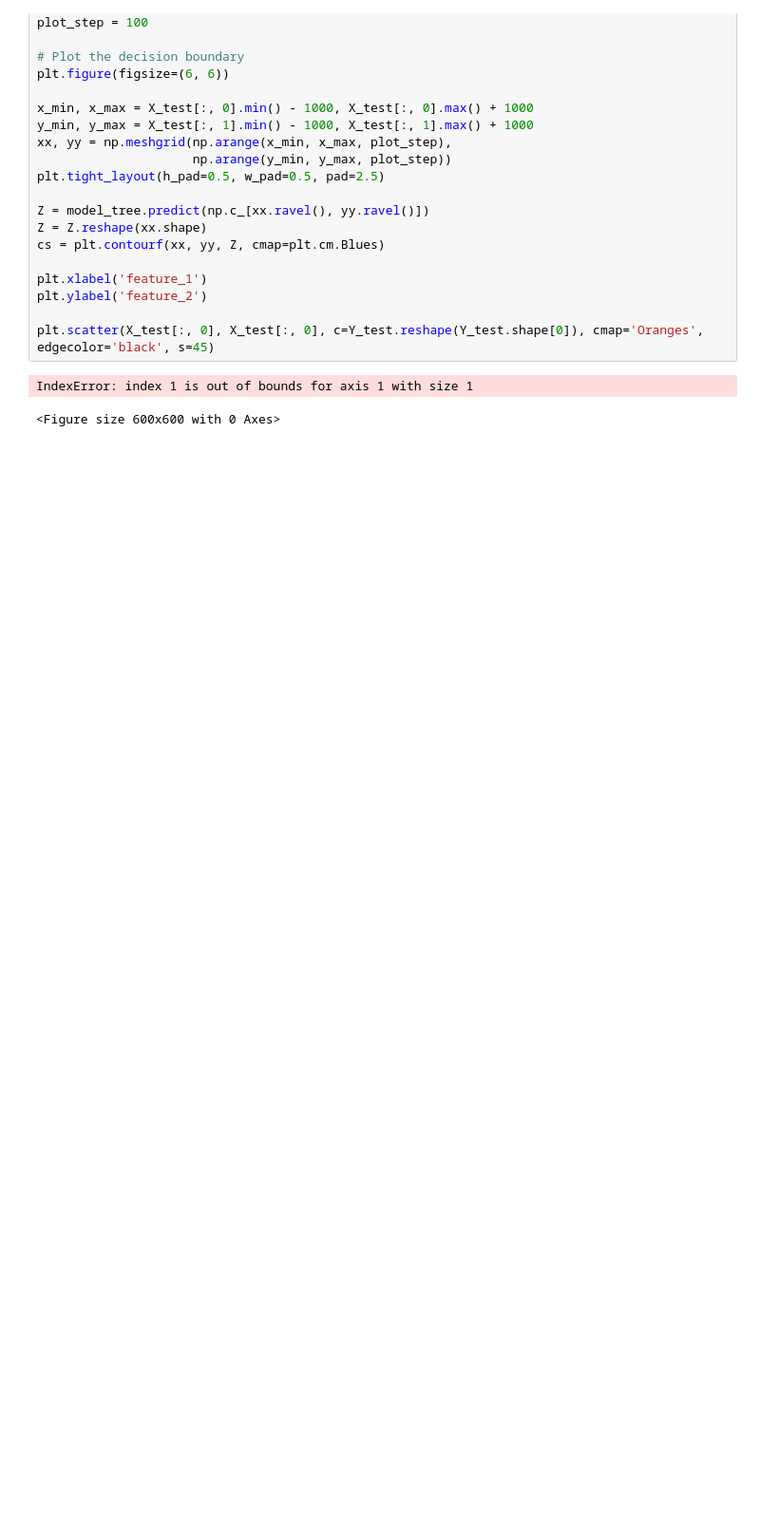
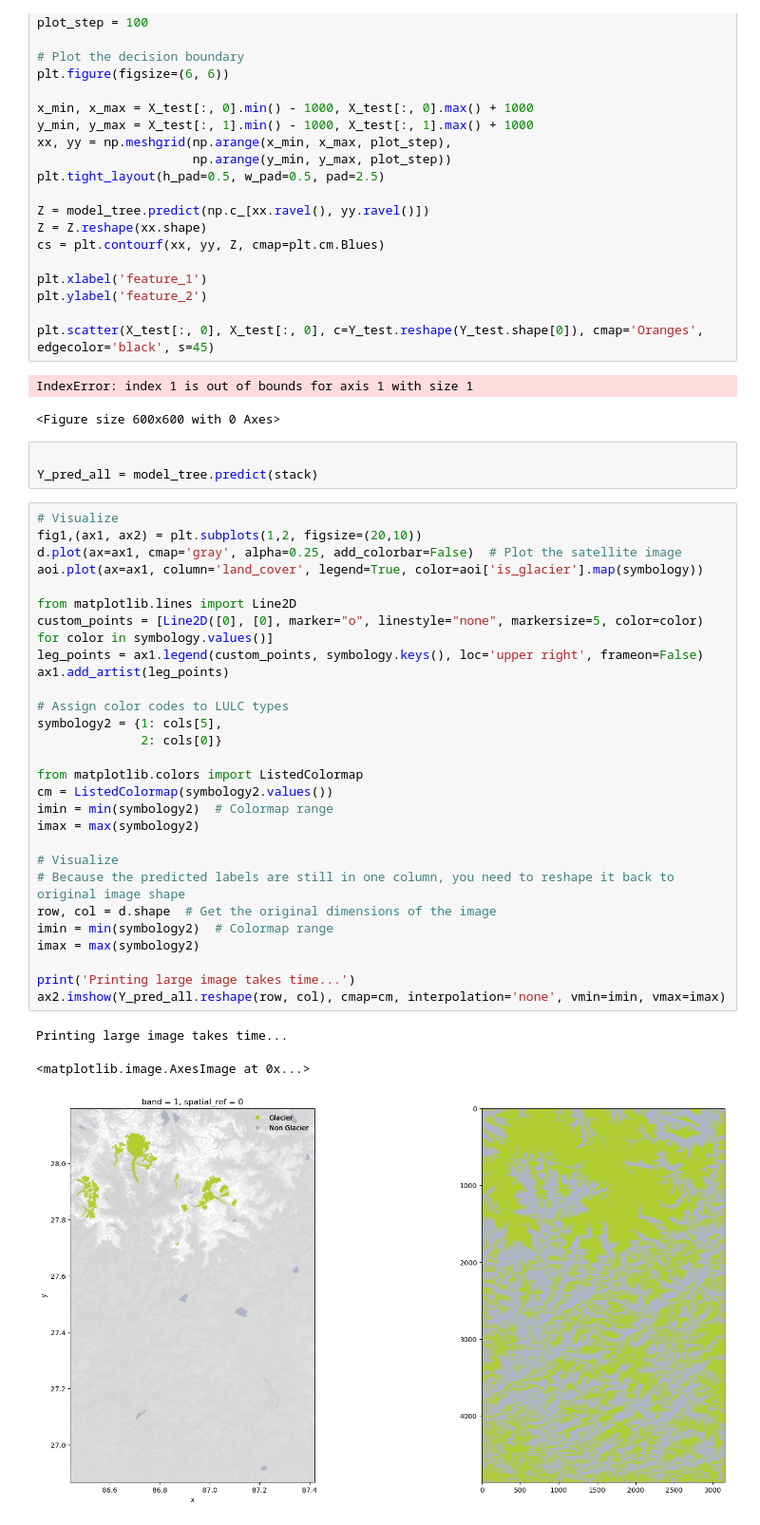
Before and after one commit to JJkriskras/Spatial-Statistics-and-Machine-Learning-Term-Project, a Jupyter notebook: data_analysis_notebook.ipynb, the cells around one changed output. Shown at 95% size. Saved outputs shown, nothing was run; the diff lists cells and outputs as text; blank space fills up the shorter version.

```diff
--- a/data_analysis_notebook.ipynb
+++ b/data_analysis_notebook.ipynb
@@ -410,3 +410,38 @@ plt.scatter(X_test[:, 0], X_test[:, 0], c=Y_test.reshape(Y_test.shape[0]), cmap=
 # %% [output]
 IndexError: index 1 is out of bounds for axis 1 with size 1
 <Figure size 600x600 with 0 Axes>
+# %%
+
+Y_pred_all = model_tree.predict(stack)
+# %%
+# Visualize
+fig1,(ax1, ax2) = plt.subplots(1,2, figsize=(20,10))
+d.plot(ax=ax1, cmap='gray', alpha=0.25, add_colorbar=False)  # Plot the satellite image
+aoi.plot(ax=ax1, column='land_cover', legend=True, color=aoi['is_glacier'].map(symbology))
+
+from matplotlib.lines import Line2D
+custom_points = [Line2D([0], [0], marker="o", linestyle="none", markersize=5, color=color) for color in symbology.values()]
+leg_points = ax1.legend(custom_points, symbology.keys(), loc='upper right', frameon=False)
+ax1.add_artist(leg_points)
+
+# Assign color codes to LULC types
+symbology2 = {1: cols[5],
+              2: cols[0]}
+
+from matplotlib.colors import ListedColormap
+cm = ListedColormap(symbology2.values())
+imin = min(symbology2)  # Colormap range
+imax = max(symbology2)
+
+# Visualize
+# Because the predicted labels are still in one column, you need to reshape it back to original image shape
+row, col = d.shape  # Get the original dimensions of the image
+imin = min(symbology2)  # Colormap range
+imax = max(symbology2)
+
+print('Printing large image takes time...')
+ax2.imshow(Y_pred_all.reshape(row, col), cmap=cm, interpolation='none', vmin=imin, vmax=imax)
+# %% [output]
+Printing large image takes time...
+<matplotlib.image.AxesImage at 0x...>
+[figure, added]
```
